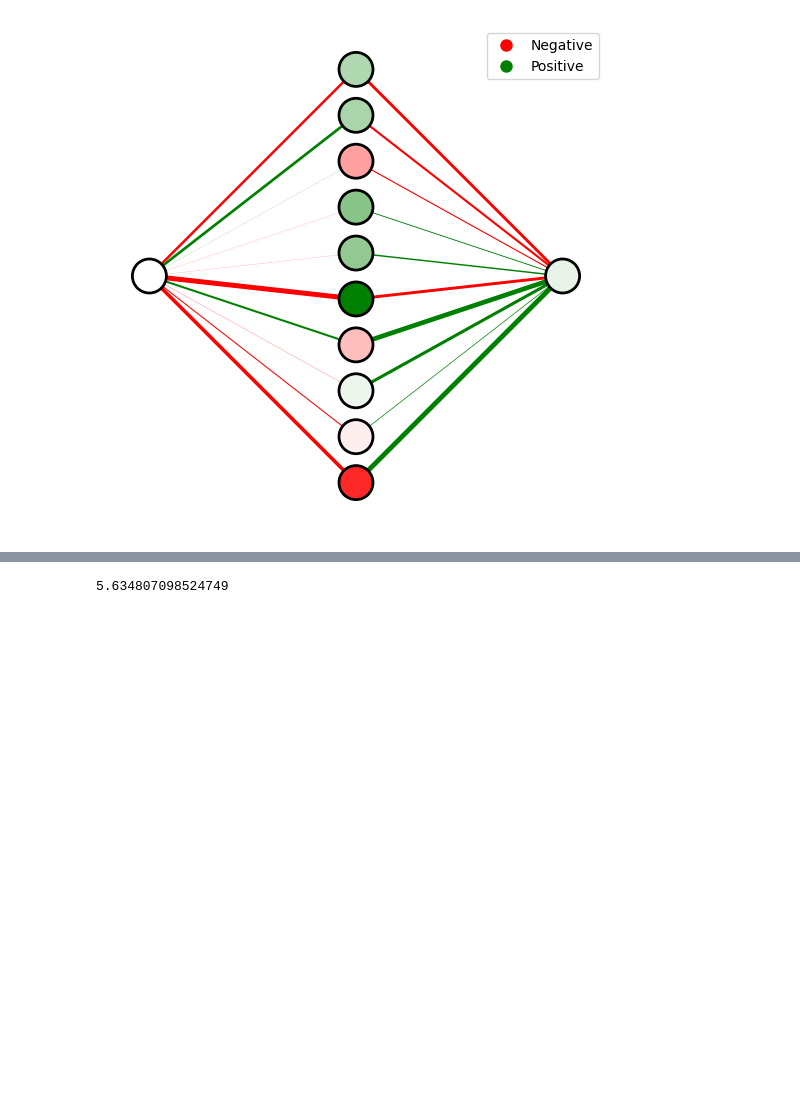
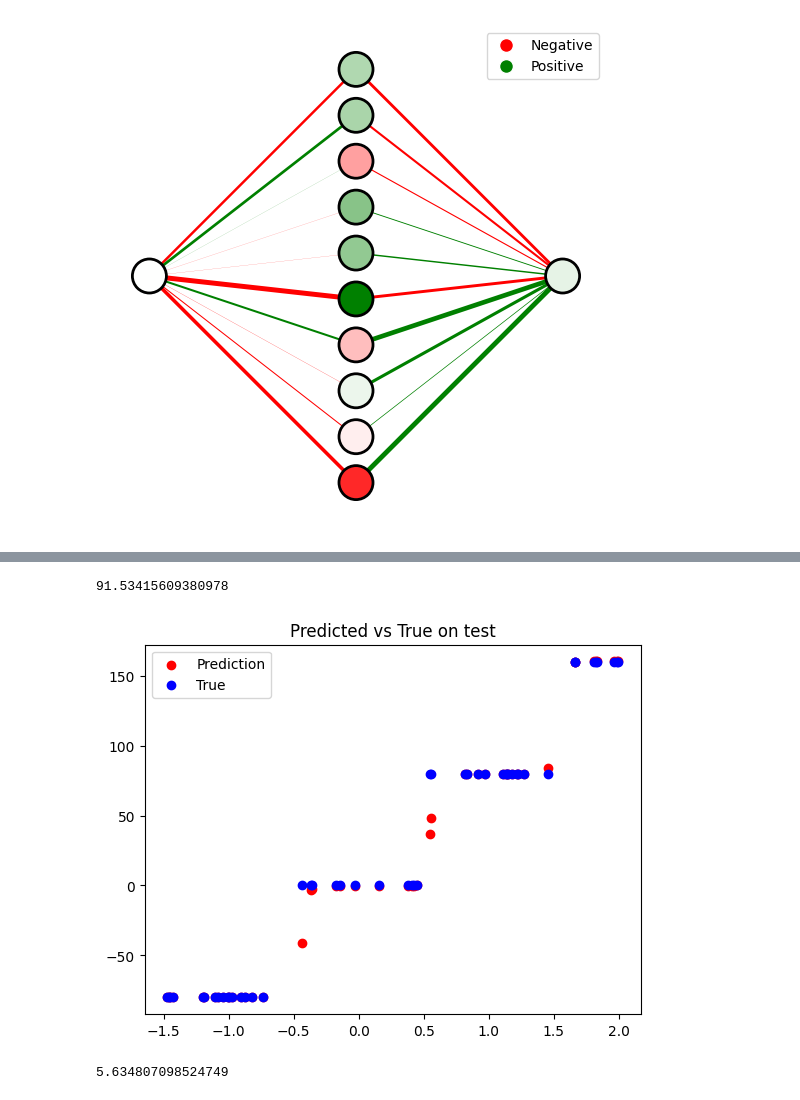
Before and after one commit to nizwant/methods_of_computational_intelligence, a Jupyter notebook: NeuralNetworks/NN2_final.ipynb, the cells around one changed output, grey strips where cells are left out. Drawn from its saved outputs; the diff is of its cells as text; code cells hidden in the pictures; blank space fills up the shorter version.

```diff
--- a/NeuralNetworks/NN2_final.ipynb
+++ b/NeuralNetworks/NN2_final.ipynb
@@ -580,3 +581,19 @@ neural.mean_squared_error(steps_large_train["x"], steps_large_train["y"])
+# %%
+y = []
+for i in steps_large_test["x"]:
+    y.append(neural.forward(i))
+plt.scatter(steps_large_test["x"], y, c="red")
+plt.scatter(
+    steps_large_test["x"],
+    steps_large_test["y"],
+    c="blue",
+)
+plt.legend(["Prediction", "True"])
+plt.title("Predicted vs True on test")
+neural.mean_squared_error(steps_large_test["x"], steps_large_test["y"])
+# %% [output]
+91.53415609380978
+[figure, added]
 # %%
 multimodal_large_test = pd.read_csv("../data/regression/multimodal-large-test.csv")
 multimodal_large_train = pd.read_csv("../data/regression/multimodal-large-training.csv")
```
Also changed, not shown: parts of 2 cells of this notebook.
